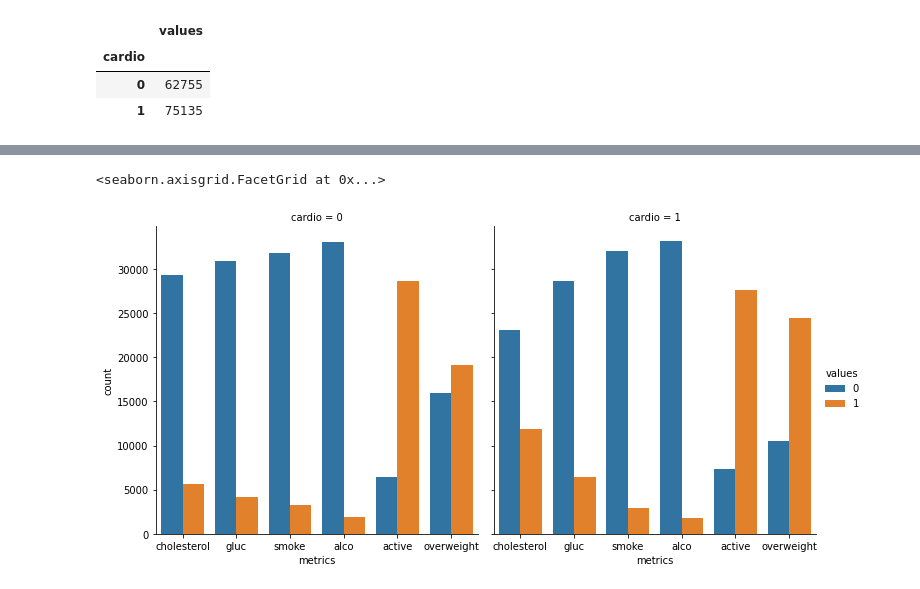
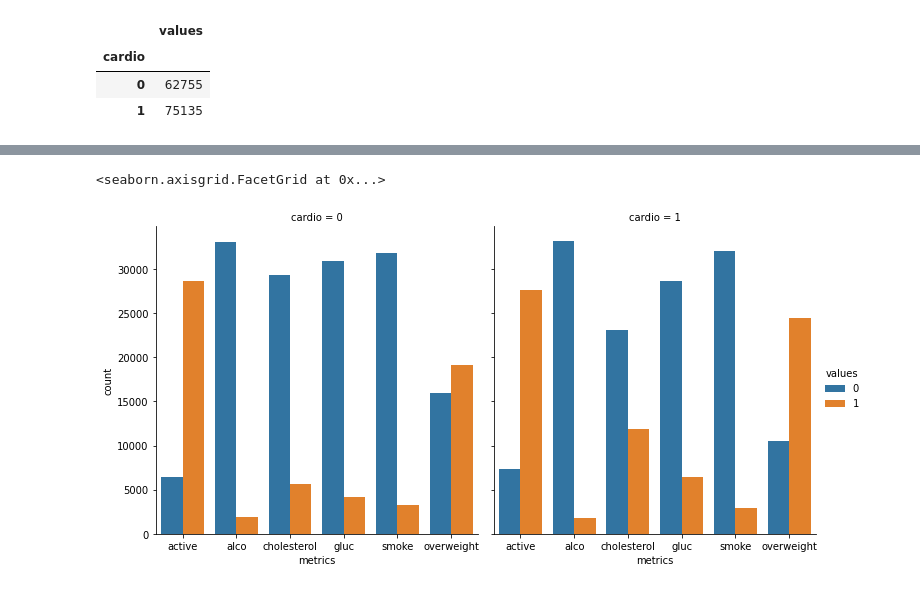
Before and after one commit to Taofiq-Bakare/FreeCodeCamp, a Jupyter notebook: medical_data_visualizer/medical_data.ipynb, the cells around one changed output, grey strips where cells are left out. Cells and saved outputs as stored; diff of their text form; code cells hidden in the pictures.

```diff
--- a/medical_data_visualizer/medical_data.ipynb
+++ b/medical_data_visualizer/medical_data.ipynb
@@ -106,5 +121,6 @@ test1
 # %%
-sns.catplot(x='metrics',data=data3, kind='count', col='cardio', hue='values')
+col_list = ['active','alco','cholesterol', 'gluc', 'smoke',  'overweight']
+sns.catplot(x='metrics',data=data3, kind='count', col='cardio', hue='values', order=col_list)
 # %% [output]
 <seaborn.axisgrid.FacetGrid at 0x...>
-[figure, old version]
+[figure, new version]
```
Also changed, not shown: parts of 2 cells of this notebook.
